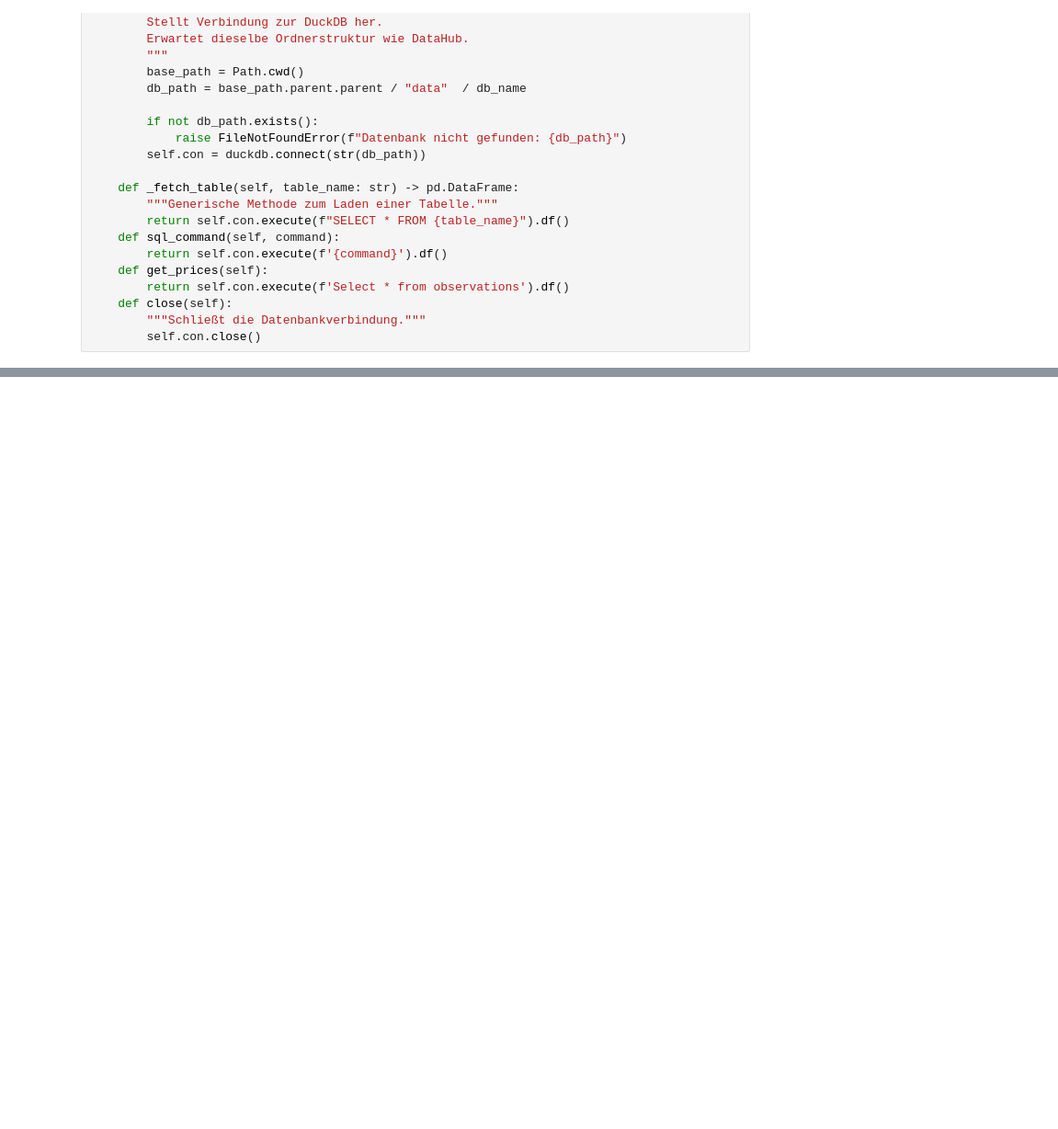
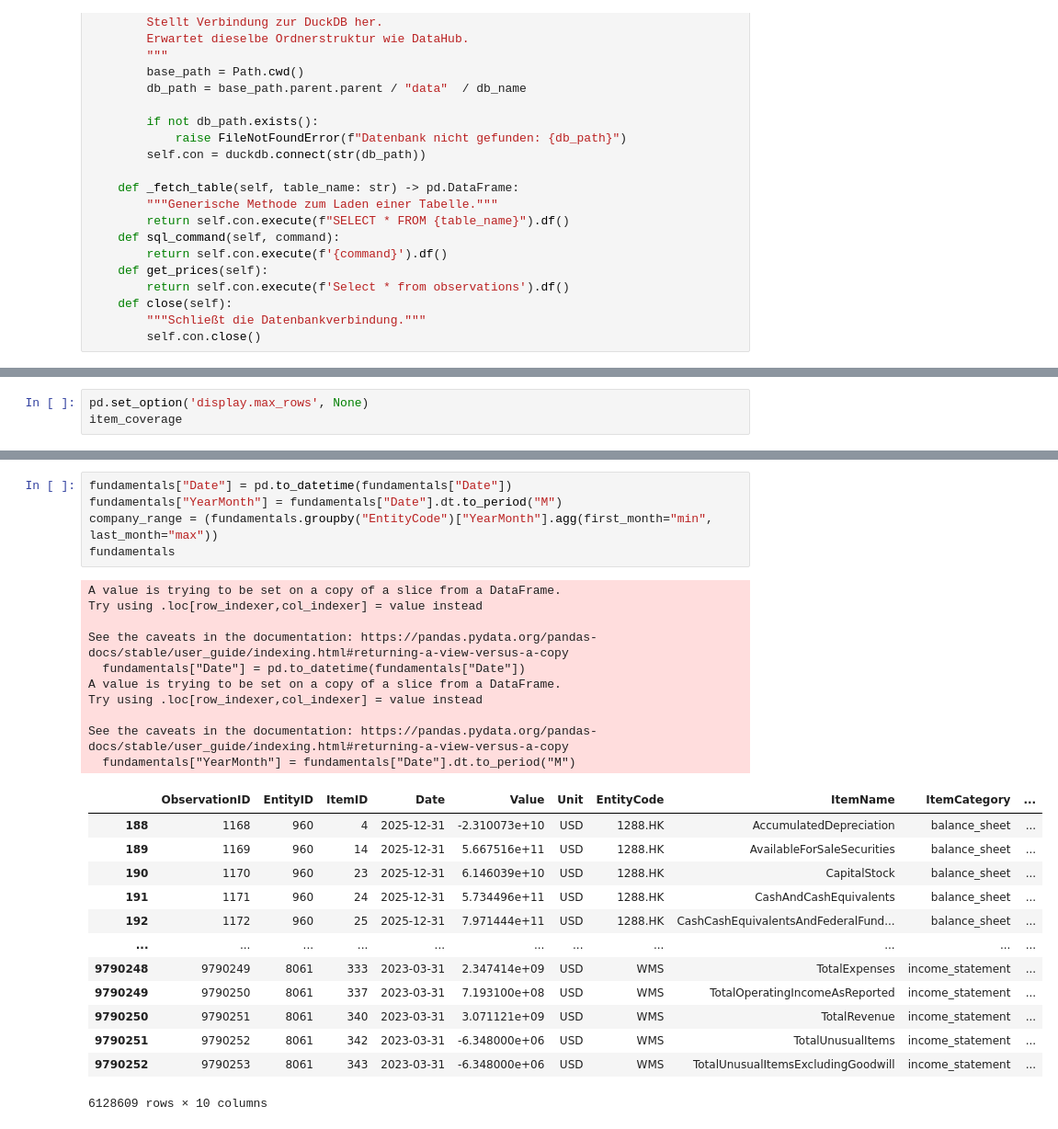
Before and after one commit to KonradSchumacher/DivAnalysisGNN, a Jupyter notebook: src/03_Gold/data_prep_company.ipynb, the cells around one changed output, grey strips where cells are left out. Shown at 92% size. Drawn from its saved outputs; the diff is of its cells as text; blank space fills up the shorter version.

```diff
--- a/src/03_Gold/data_prep_company.ipynb
+++ b/src/03_Gold/data_prep_company.ipynb
@@ -38,0 +160,3 @@ fundamentals['Date'] = pd.to_datetime(fundamentals['Date'].dt.year.astype(str) +
+# %%
+pd.set_option('display.max_rows', None)
+item_coverage
@@ -38,0 +181,29 @@ fundamentals['Date'] = pd.to_datetime(fundamentals['Date'].dt.year.astype(str) +
+# %%
+fundamentals["Date"] = pd.to_datetime(fundamentals["Date"])
+fundamentals["YearMonth"] = fundamentals["Date"].dt.to_period("M")
+company_range = (fundamentals.groupby("EntityCode")["YearMonth"].agg(first_month="min", last_month="max"))
+fundamentals
+# %% [output]
+A value is trying to be set on a copy of a slice from a DataFrame.
+Try using .loc[row_indexer,col_indexer] = value instead
+
+See the caveats in the documentation: https://pandas.pydata.org/pandas-docs/stable/user_guide/indexing.html#returning-a-view-versus-a-copy
+  fundamentals["Date"] = pd.to_datetime(fundamentals["Date"])
+A value is trying to be set on a copy of a slice from a DataFrame.
+Try using .loc[row_indexer,col_indexer] = value instead
+
+See the caveats in the documentation: https://pandas.pydata.org/pandas-docs/stable/user_guide/indexing.html#returning-a-view-versus-a-copy
+  fundamentals["YearMonth"] = fundamentals["Date"].dt.to_period("M")
+|  | ObservationID | EntityID | ItemID | Date | Value | Unit | EntityCode | ItemName | ItemCategory | ... |
+| 188 | 1168 | 960 | 4 | 2025-12-31 | -2.310073e+10 | USD | 1288.HK | AccumulatedDepreciation | balance_sheet | ... |
+| 189 | 1169 | 960 | 14 | 2025-12-31 | 5.667516e+11 | USD | 1288.HK | AvailableForSaleSecurities | balance_sheet | ... |
+| 190 | 1170 | 960 | 23 | 2025-12-31 | 6.146039e+10 | USD | 1288.HK | CapitalStock | balance_sheet | ... |
+| 191 | 1171 | 960 | 24 | 2025-12-31 | 5.734496e+11 | USD | 1288.HK | CashAndCashEquivalents | balance_sheet | ... |
+| 192 | 1172 | 960 | 25 | 2025-12-31 | 7.971444e+11 | USD | 1288.HK | CashCashEquivalentsAndFederalFund... | balance_sheet | ... |
+| ... | ... | ... | ... | ... | ... | ... | ... | ... | ... | ... |
+| 9790248 | 9790249 | 8061 | 333 | 2023-03-31 | 2.347414e+09 | USD | WMS | TotalExpenses | income_statement | ... |
+| 9790249 | 9790250 | 8061 | 337 | 2023-03-31 | 7.193100e+08 | USD | WMS | TotalOperatingIncomeAsReported | income_statement | ... |
+| 9790250 | 9790251 | 8061 | 340 | 2023-03-31 | 3.071121e+09 | USD | WMS | TotalRevenue | income_statement | ... |
+| 9790251 | 9790252 | 8061 | 342 | 2023-03-31 | -6.348000e+06 | USD | WMS | TotalUnusualItems | income_statement | ... |
+| 9790252 | 9790253 | 8061 | 343 | 2023-03-31 | -6.348000e+06 | USD | WMS | TotalUnusualItemsExcludingGoodwill | income_statement | ... |
+6128609 rows × 10 columns
```
Also changed, not shown: parts of 22 cells of this notebook, 6 other files.
